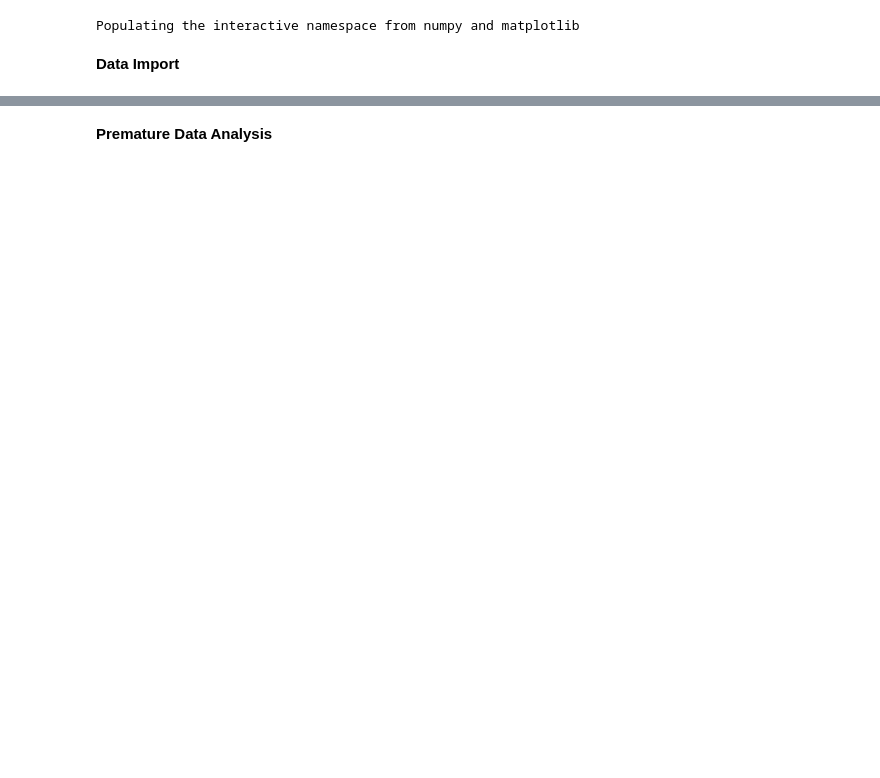
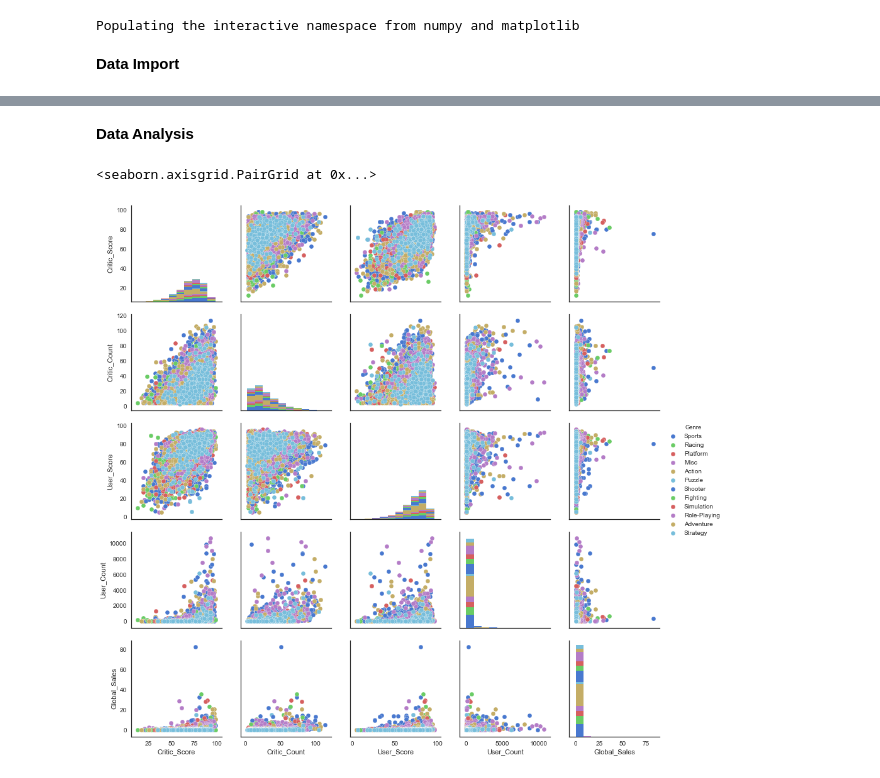
Before and after one commit to Vncentou422/CSC240-Final-Project, a Jupyter notebook: Vincent Ou CSC240 Final Project.ipynb, the cells around one changed output, grey strips where cells are left out. Cells and saved outputs as stored; diff of their text form; code cells hidden in the pictures; blank space fills up the shorter version.

```diff
--- a/Vincent Ou CSC240 Final Project.ipynb
+++ b/Vincent Ou CSC240 Final Project.ipynb
@@ -36,2 +131,7 @@ data1.head()
 # %% [markdown]
-**Premature Data Analysis**
+**Data Analysis**
+# %%
+sns.pairplot(filtered_data, vars=["Critic_Score", "Critic_Count", "User_Score","User_Count", "Global_Sales"], hue="Genre", palette="muted")
+# %% [output]
+<seaborn.axisgrid.PairGrid at 0x...>
+[figure, added]
```
Also changed, not shown: parts of 59 cells of this notebook, 1 other file.
